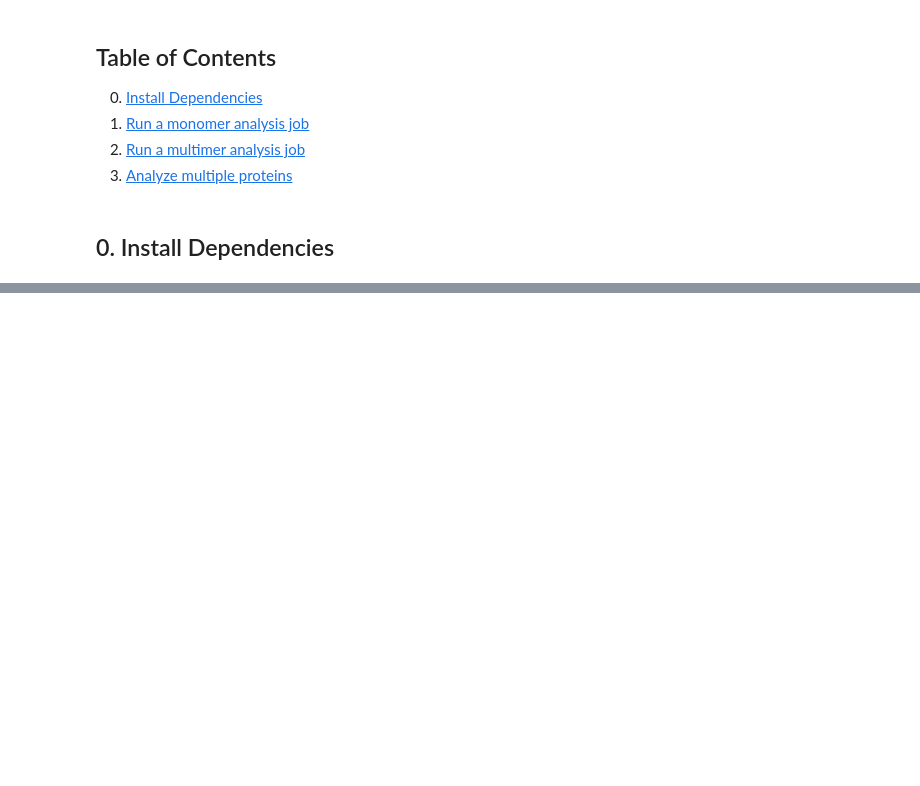
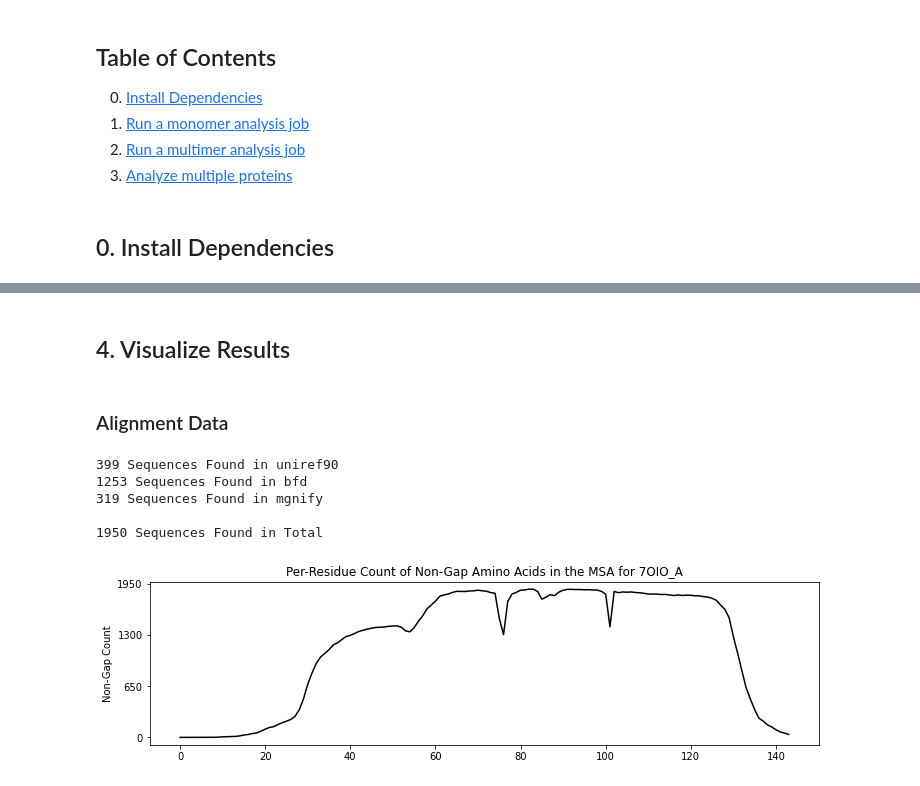
Before and after one commit to aws-solutions-library-samples/aws-batch-arch-for-protein-folding, a Jupyter notebook: notebooks/cameo-analysis.ipynb, the cells around one changed output, grey strips where cells are left out. Cells and saved outputs as stored; diff of their text form; code cells hidden in the pictures; blank space fills up the shorter version.

Commit message:
Visualize results in notebook

```diff
--- a/notebooks/cameo-analysis.ipynb
+++ b/notebooks/cameo-analysis.ipynb
@@ -96,0 +145,3 @@ for file in os.listdir(data_dir):
+# %%
+target = BatchFoldTarget(target_id="7OIO_A", s3_bucket=S3_BUCKET, boto_session=boto_session)
+target.download_all(local_path="data")
@@ -96,0 +158,16 @@ for file in os.listdir(data_dir):
+# %% [markdown]
+## 4. Visualize Results
+# %% [markdown]
+### Alignment Data
+# %%
+id = target.target_id
+sto_path = f"data/{id}/msas/jackhmmer"
+plt = nbhelpers.msa_plot(id, sto_path)
+plt.show()
+# %% [output]
+399 Sequences Found in uniref90
+1253 Sequences Found in bfd
+319 Sequences Found in mgnify
+
+1950 Sequences Found in Total
+[figure, added]
```
Also changed, not shown: parts of 12 cells of this notebook, 6 other files.
